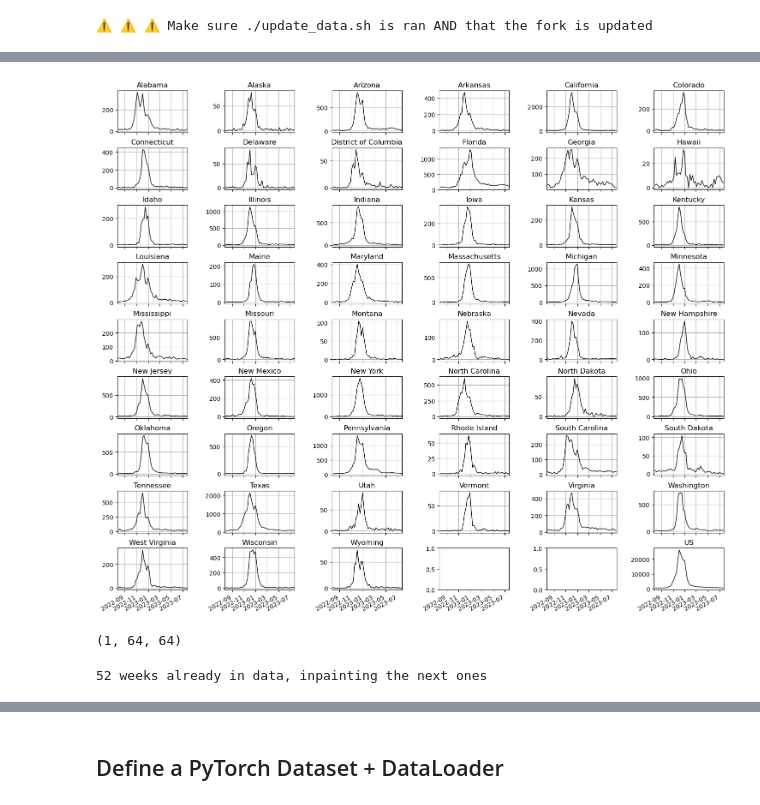
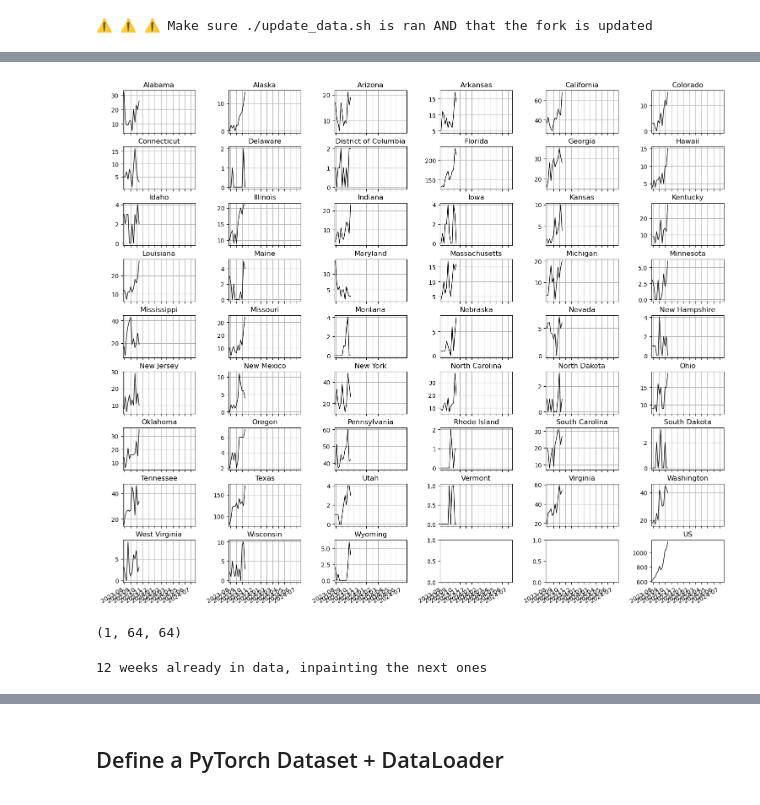
Before and after one commit to CyGei/influpaint, a Jupyter notebook: inpaintingFluForecasts.ipynb, the cells around one changed output, grey strips where cells are left out. Cells and saved outputs as stored; diff of their text form; code cells hidden in the pictures.

```diff
--- a/inpaintingFluForecasts.ipynb
+++ b/inpaintingFluForecasts.ipynb
@@ -55,7 +55,7 @@ from torchvision import transforms
 import datetime
 
 flusetup = data_utils.FluSetup.from_flusight(fluseason_startdate=pd.to_datetime("2020-12-15"))
-flusetup = data_utils.FluSetup.from_flusight(fluseason_startdate=pd.to_datetime("2022-07-24"), remove_territories=True)
+flusetup = data_utils.FluSetup.from_flusight(fluseason_startdate=pd.to_datetime("2023-07-24"), remove_territories=True)
 
 image_size = 64
 channels = 1
@@ -92,7 +92,7 @@ flusight = data_utils.get_from_epidata(dataset="flusight", flusetup=flusetup, wr
 ⚠️ ⚠️ ⚠️ Make sure ./update_data.sh is ran AND that the fork is updated
 # %%
 gt_df = flusight.copy()
-gt_df = gt_df[gt_df["fluseason"] == 2022]
+gt_df = gt_df[gt_df["fluseason"] == 2023]
 gt_df = gt_df[gt_df["location_code"].isin(flusetup.locations)]
 # %%
 flusight
@@ -113,22 +113,23 @@ flusight
 # %%
 fig, axes = plt.subplots(9, 6, sharex=True, figsize=(15,15))
 gt_piv  = gt_df.pivot(index = "week_enddate", columns='location_code', values='value')
 for idx, pl in enumerate(gt_piv.columns):
     ax = axes.flat[idx]
     ax.plot(gt_piv[pl], lw=1, color='k')
     ax.set_title(flusetup.get_location_name(pl))
     ax.grid()
+    ax.set_ylim(0)
     ax.set_xlim(flusetup.fluseason_startdate, flusetup.fluseason_startdate + datetime.timedelta(days=365))
     #ax.set_xticks(flusetup.get_dates(52).resample("M"))
     #ax.plot(pd.date_range(flusetup.fluseason_startdate, flusetup.fluseason_startdate + datetime.timedelta(days=64*7), freq="W-SAT"), data.flu_dyn[-50:,0,:,idx].T, c='r', lw=.5, alpha=.2)
 
 ax = axes.flat[-1]
 ax.plot(gt_piv[flusetup.locations].sum(axis=1), color="black", linewidth=1)
 ax.set_title("US")
 fig.tight_layout()
 fig.autofmt_xdate()
 # %% [output]
-[figure, old version]
+[figure, new version]
 # %%
 gt_xarr = data_utils.dataframe_to_xarray(gt_df, flusetup=flusetup,
             xarray_name = "gt_flusight_incidHosp",
@@ -140,7 +141,7 @@ print(gt_xarr.shape)
 inpaintfrom_idx = len(gt_df.week_enddate.unique())
 print(f"{inpaintfrom_idx} weeks already in data, inpainting the next ones")
 # %% [output]
-52 weeks already in data, inpainting the next ones
+12 weeks already in data, inpainting the next ones
 # %%
 gt_df.week_enddate.unique()
 # %% [output]
```
Also changed, not shown: parts of 8 cells of this notebook, 2 other files.
